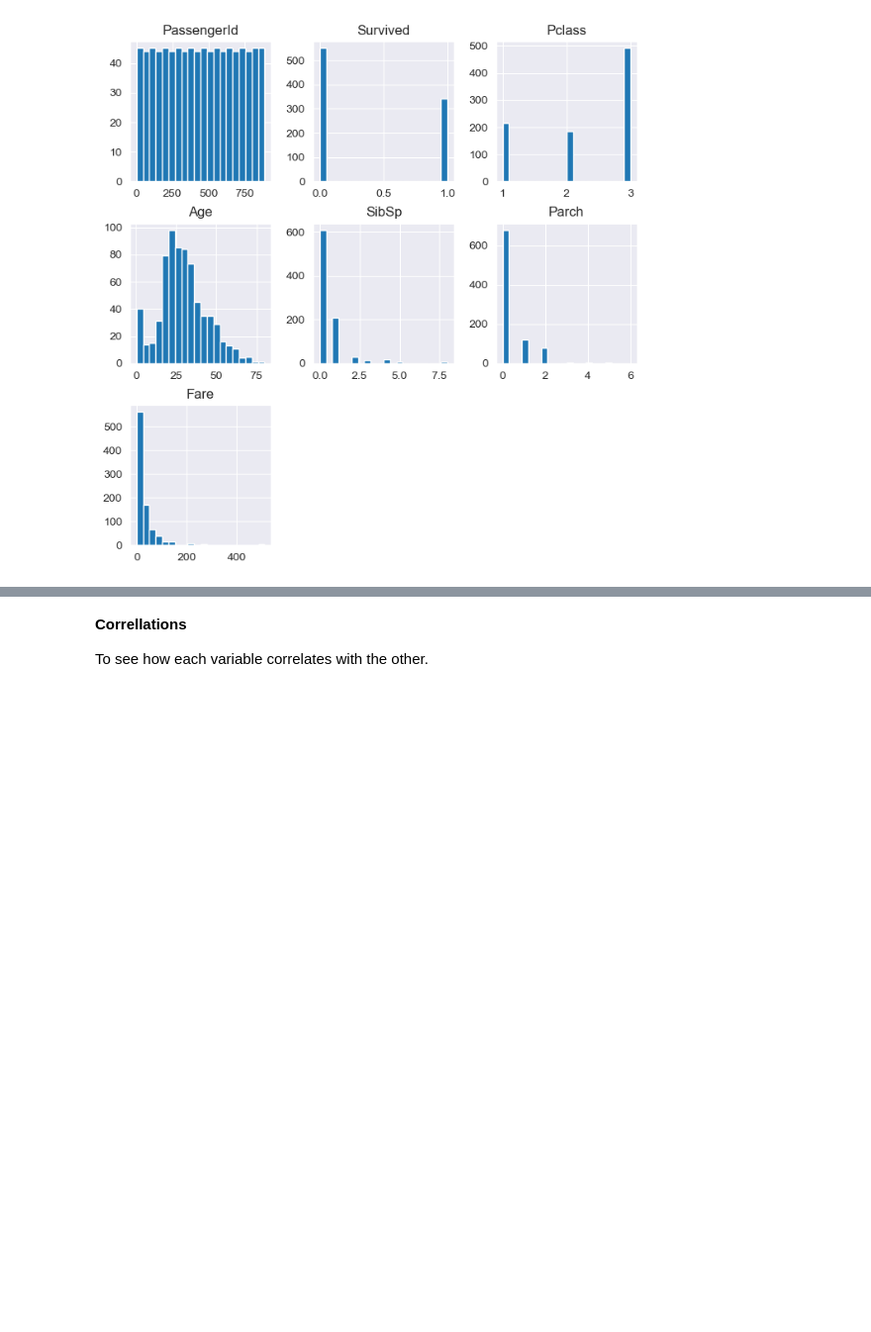
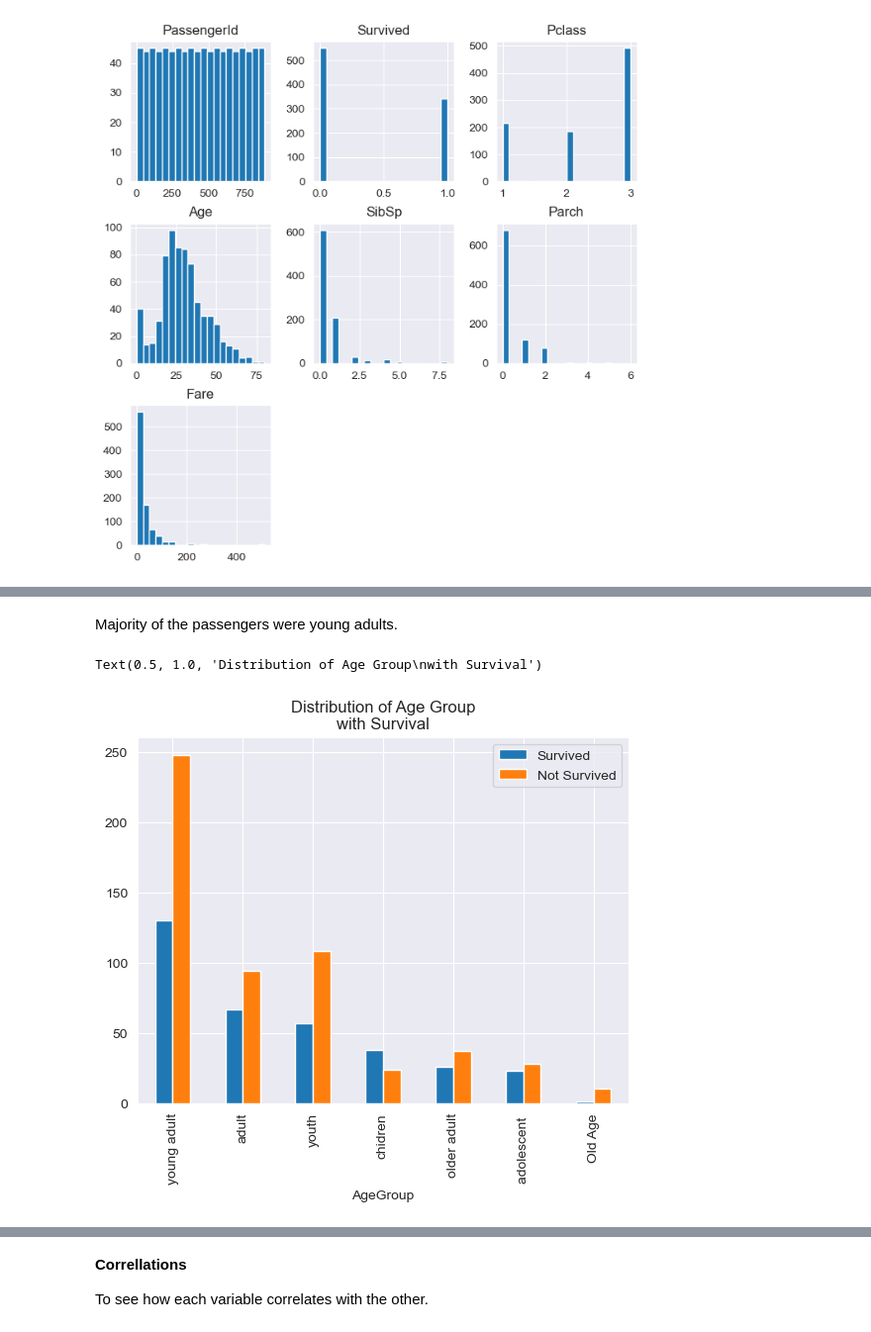
Before and after one commit to muyiwa-obadara/CODSOFT, a Jupyter notebook: titanic/titabic.ipynb, the cells around one changed output, grey strips where cells are left out. Shown at 99% size. Saved outputs shown, nothing was run; the diff lists cells and outputs as text; code cells hidden in the pictures; blank space fills up the shorter version.

```diff
--- a/titanic/titabic.ipynb
+++ b/titanic/titabic.ipynb
@@ -135,0 +212,10 @@ plt.show()
+# %% [markdown]
+Majority of the passengers were young adults.
+# %%
+ax = (pd.concat([df_eda[df_eda.Survived == 1].AgeGroup.value_counts(),
+           df_eda[df_eda.Survived == 0].AgeGroup.value_counts()], axis=1)).plot.bar()
+ax.legend(["Survived", "Not Survived"])
+ax.set_title("Distribution of Age Group\nwith Survival")
+# %% [output]
+Text(0.5, 1.0, 'Distribution of Age Group\nwith Survival')
+[figure, added]
```
Also changed, not shown: parts of 48 cells of this notebook, 2 other files.
